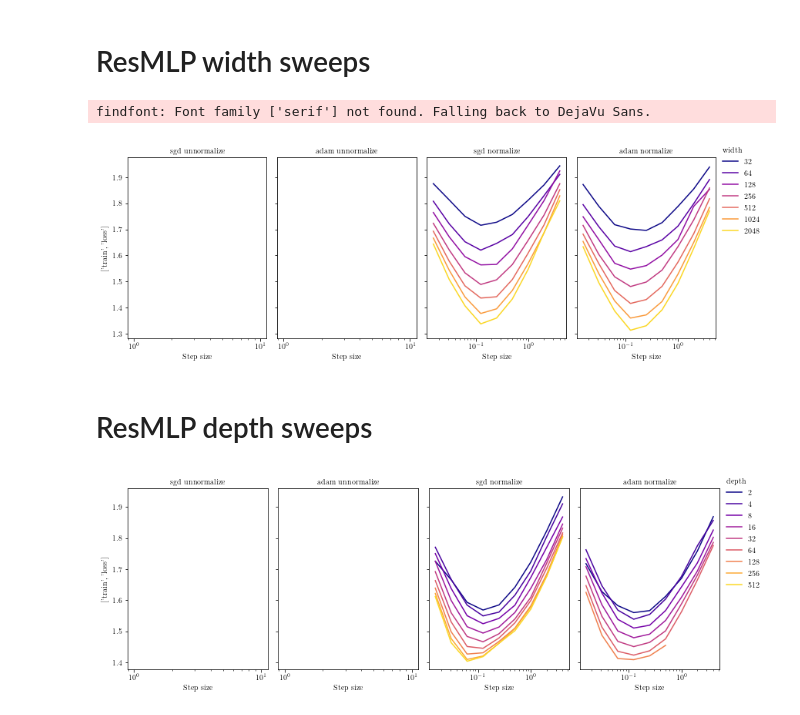
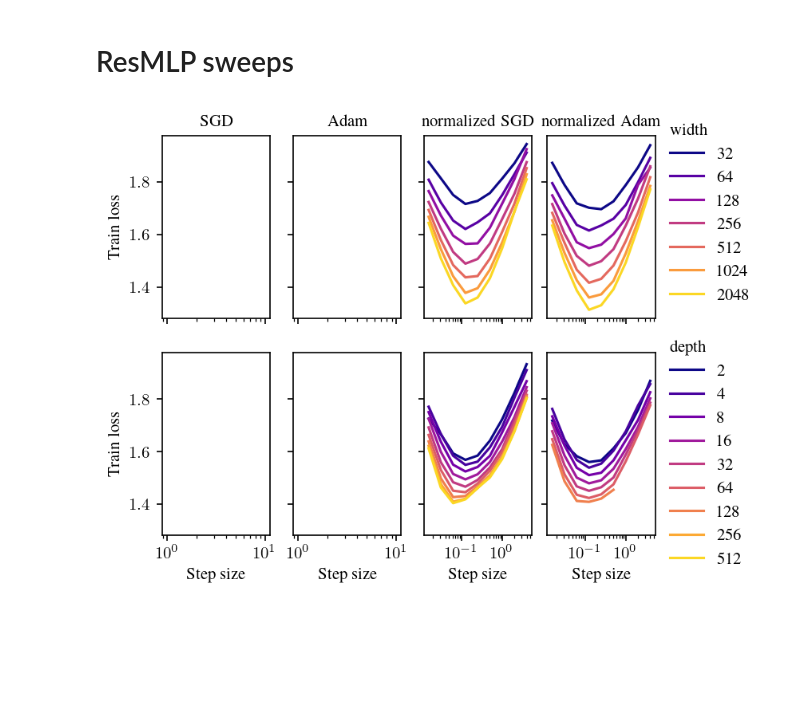
Before and after one commit to youngleox/modula, a Jupyter notebook: figure/plot.ipynb, the cells around one changed output. Cells and saved outputs as stored; diff of their text form; code cells hidden in the pictures; blank space fills up the shorter version.

Commit message:
joint sweep plot

```diff
--- a/figure/plot.ipynb
+++ b/figure/plot.ipynb
@@ -21,11 +21,12 @@ plt.rc('legend', framealpha=0.0)
 plt.rc('lines', linewidth=1.5)
 
 plt.rcParams['text.usetex'] = True
-plt.rcParams['text.latex.preamble'] = r'\usepackage{lmodern}'
-plt.rcParams['font.family'] = 'serif'
-plt.rcParams['font.serif'] = ['Computer Modern']
+plt.rcParams['text.latex.preamble'] = r'\usepackage{times}'
+plt.rcParams['font.family'] = "Times New Roman"
+# plt.rcParams['font.serif'] = ['Computer Modern']
 
-matplotlib.rcParams['figure.figsize'] = (textwidth := 6.5, 5)
+matplotlib.rcParams['figure.figsize'] = (textwidth := 5.5, 2.0)
+matplotlib.rcParams['figure.dpi'] = 150
 
 colormap = plt.cm.plasma
 colorize = lambda dim_list : [colormap(i) for i in np.linspace(0.0, 0.92, len(dim_list))]
@@ -54,61 +55,42 @@ def get_run(dataset, arch, optim, normalize, width, depth, key, verbose=False):
 
     return returned_lr_list, returned_result_list
 # %% [markdown]
-# ResMLP width sweeps
+# ResMLP sweeps
 # %%
-width_list = [32, 64, 128, 256, 512, 1024, 2048]; legend_title = "width"
-depth = 3
+width_list = [32, 64, 128, 256, 512, 1024, 2048]; this_depth = 3
+depth_list = [2, 4, 8, 16, 32, 64, 128, 256, 512]; this_width = 128
+
 dataset = "cifar10"
 arch = "resmlp"
 key = "train_loss"
 
-fig, axes = plt.subplots(1, 4, sharey=True, constrained_layout=True)
+fig, axes = plt.subplots(2, 4, sharey=True, layout="compressed")
+fig.set_figheight(4)
 
 axis = 0
 for normalize in "unnormalize", "normalize":
     for optim in "sgd", "adam":
         for width, color in zip(width_list, colorize(width_list)):
-            lr_list, result_list = get_run(dataset, arch, optim, normalize, width, depth, key)
-            axes[axis].plot(lr_list, result_list, color=color, label=width)
-            axes[axis].set_xscale("log")
-            axes[axis].set_title(optim + " " + normalize)
-            axes[axis].set_xlabel("Step size")
+            lr_list, result_list = get_run(dataset, arch, optim, normalize, width, this_depth, key)
+            axes[0,axis].plot(lr_list, result_list, color=color, label=width)
+            axes[0,axis].set_xscale("log")
+            axes[0,axis].set_xticklabels([])
+            title = "SGD" if optim == "sgd" else "Adam"
+            if normalize == "normalize": title = "normalized " + title
+            axes[0,axis].set_title(title)
+        for depth, color in zip(depth_list, colorize(depth_list)):
+            lr_list, result_list = get_run(dataset, arch, optim, normalize, this_width, depth, key)
+            axes[1,axis].plot(lr_list, result_list, color=color, label=depth)
+            axes[1,axis].set_xscale("log")
+            axes[1,axis].set_xlabel("Step size")
         axis += 1
-axes[0].set_ylabel(key.split("_"))
+axes[0,0].set_ylabel("Train loss")
+axes[1,0].set_ylabel("Train loss")
 
-fig.set_size_inches(12, 4)
-plt.legend(title=legend_title, bbox_to_anchor=(1.0, 1.1))._legend_box.align = "left"
+axes[0,3].legend(title="width", bbox_to_anchor=(1.0, 1.15))._legend_box.align = "left"
+axes[1,3].legend(title="depth", bbox_to_anchor=(1.0, 1.15))._legend_box.align = "left"
+plt.savefig("resmlp-sweep.pdf")
+
 plt.show()
 # %% [output]
-findfont: Font family ['serif'] not found. Falling back to DejaVu Sans.
-[figure, old version]
+[figure, new version]
-# %% [markdown]
-# ResMLP depth sweeps
-# %%
-depth_list = [2, 4, 8, 16, 32, 64, 128, 256, 512]; legend_title = "depth"
-width = 128
-dataset = "cifar10"
-arch = "resmlp"
-key = "train_loss"
-
-verbose = False
-
-fig, axes = plt.subplots(1, 4, sharey=True, constrained_layout=True)
-
-axis = 0
-for normalize in "unnormalize", "normalize":
-    for optim in "sgd", "adam":
-        for depth, color in zip(depth_list, colorize(depth_list)):
-            lr_list, result_list = get_run(dataset, arch, optim, normalize, width, depth, key, verbose)
-            axes[axis].plot(lr_list, result_list, color=color, label=depth)
-            axes[axis].set_xscale("log")
-            axes[axis].set_title(optim + " " + normalize)
-            axes[axis].set_xlabel("Step size")
-        axis += 1
-axes[0].set_ylabel(key.split("_"))
-
-fig.set_size_inches(12, 4)
-plt.legend(title=legend_title, bbox_to_anchor=(1.0, 1.1))._legend_box.align = "left"
-plt.show()
-# %% [output]
-[figure, removed]
```
